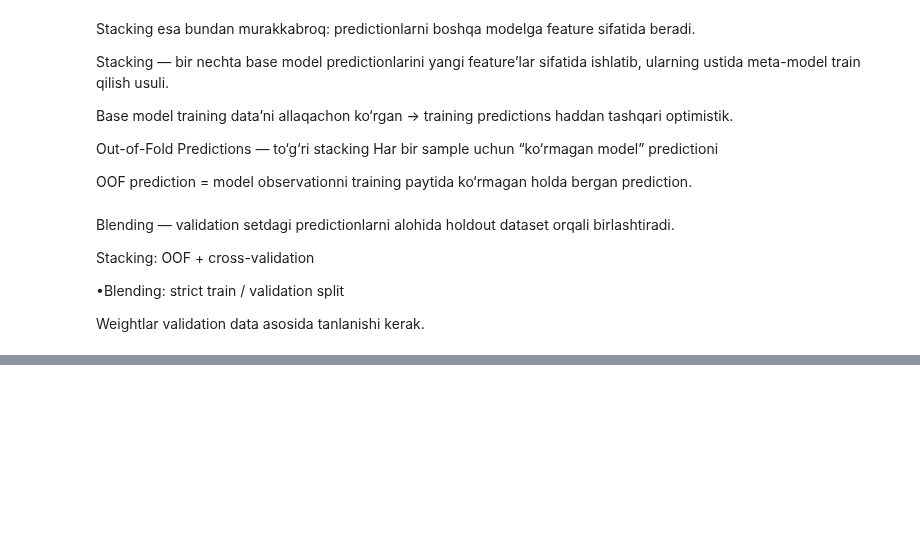
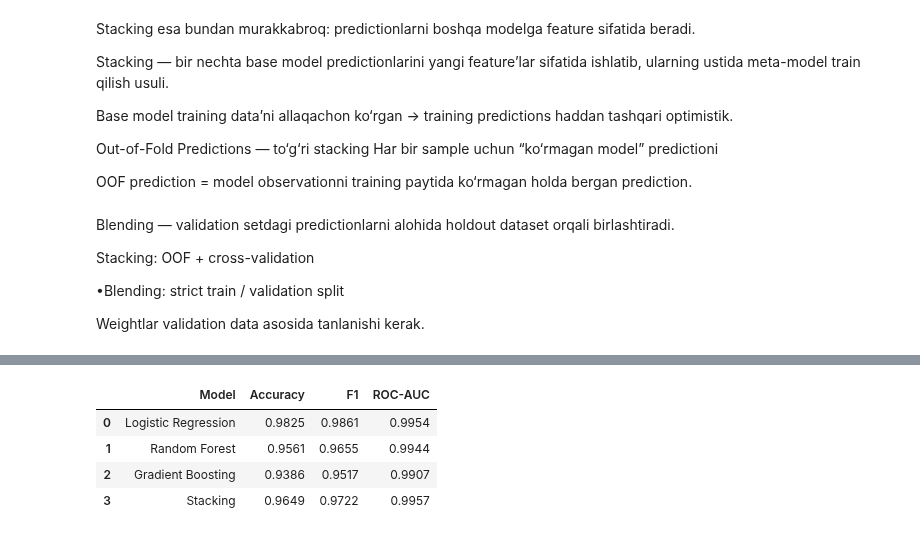
Before and after one commit to Suhrobjonibodullayev/ML-Learning-Journey, a Jupyter notebook: 05_machine_learning_basics/Machine_Learning.ipynb, the cells around one changed output, grey strips where cells are left out. Cells and saved outputs as stored; diff of their text form; code cells hidden in the pictures; blank space fills up the shorter version.

Commit message:
add stacking and blending

```diff
--- a/05_machine_learning_basics/Machine_Learning.ipynb
+++ b/05_machine_learning_basics/Machine_Learning.ipynb
@@ -3620,0 +3726,23 @@ Weightlar validation data asosida tanlanishi kerak.
+# %%
+def evaluate_predictions(y_true, pred, prob):
+    return {
+        "Accuracy": accuracy_score(y_true, pred),
+        "F1": f1_score(y_true, pred),
+        "ROC-AUC": roc_auc_score(y_true, prob)
+    }
+
+individual_results = []
+
+for name in base_models:
+    metrics = evaluate_predictions(
+        y_test,
+        test_predictions[name],
+        test_probabilities[name]
+    )
+    individual_results.append({"Model": name, **metrics})
+
+individual_results_df = pd.DataFrame(individual_results).sort_values(
+    "ROC-AUC", ascending=False
+)
+
+display(individual_results_df.round(4))
@@ -3620,0 +3869,20 @@ Weightlar validation data asosida tanlanishi kerak.
+# %%
+stacking_row = pd.DataFrame([{
+    "Model": "Stacking",
+    "Accuracy": stacking_metrics["Accuracy"],
+    "F1": stacking_metrics["F1"],
+    "ROC-AUC": stacking_metrics["ROC-AUC"]
+}])
+
+comparison_df = pd.concat(
+    [individual_results_df, stacking_row],
+    ignore_index=True
+)
+
+display(comparison_df.round(4))
+# %% [output]
+|  | Model | Accuracy | F1 | ROC-AUC |
+| 0 | Logistic Regression | 0.9825 | 0.9861 | 0.9954 |
+| 1 | Random Forest | 0.9561 | 0.9655 | 0.9944 |
+| 2 | Gradient Boosting | 0.9386 | 0.9517 | 0.9907 |
+| 3 | Stacking | 0.9649 | 0.9722 | 0.9957 |
```
Also changed, not shown: parts of 12 cells of this notebook.
